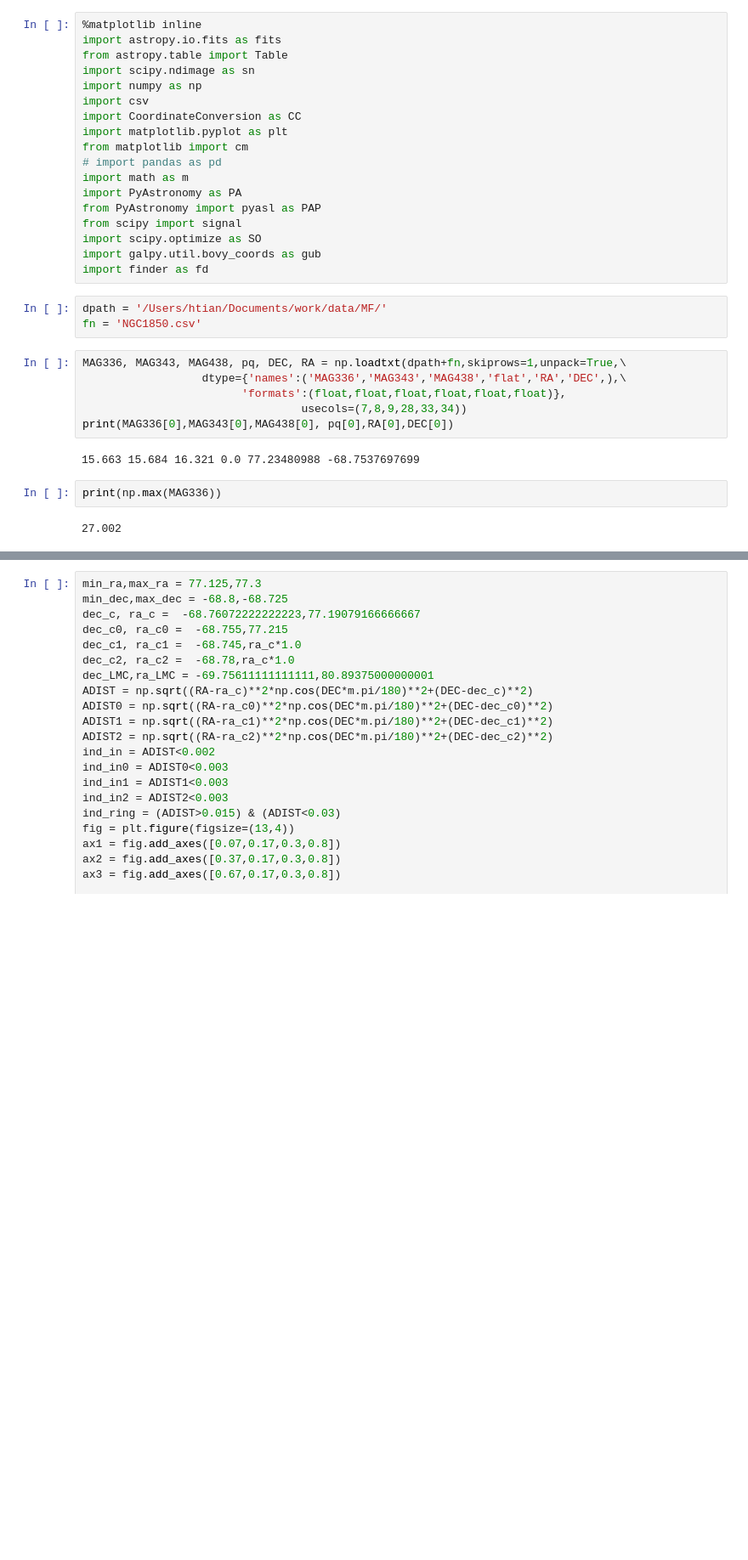
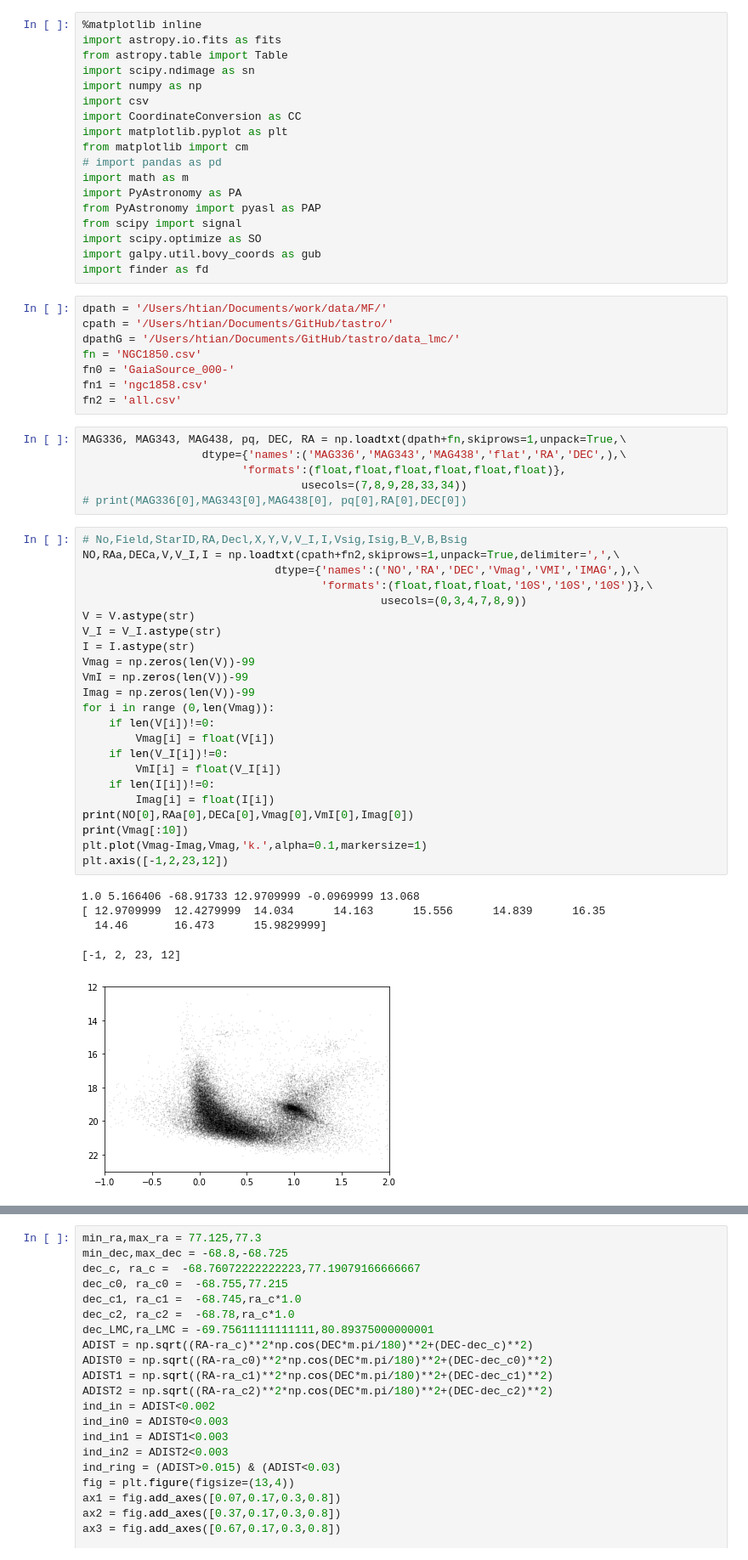
Before and after one commit to ht1an/DiscoverSubStructure, a Jupyter notebook: NGC1850.ipynb, the cells around one changed output, grey strips where cells are left out. Shown at 85% size. Saved outputs shown, nothing was run; the diff lists cells and outputs as text; blank space fills up the shorter version.

Commit message:
htian
GOD KNOws what I have done

```diff
--- a/NGC1850.ipynb
+++ b/NGC1850.ipynb
@@ -23,16 +23,44 @@ import galpy.util.bovy_coords as gub
 import finder as fd
 # %%
 dpath = '/Users/htian/Documents/work/data/MF/'
+cpath = '/Users/htian/Documents/GitHub/tastro/'
+dpathG = '/Users/htian/Documents/GitHub/tastro/data_lmc/'
 fn = 'NGC1850.csv'
+fn0 = 'GaiaSource_000-'
+fn1 = 'ngc1858.csv'
+fn2 = 'all.csv'
 # %%
 MAG336, MAG343, MAG438, pq, DEC, RA = np.loadtxt(dpath+fn,skiprows=1,unpack=True,\
                   dtype={'names':('MAG336','MAG343','MAG438','flat','RA','DEC',),\
                         'formats':(float,float,float,float,float,float)},
                                  usecols=(7,8,9,28,33,34))
-print(MAG336[0],MAG343[0],MAG438[0], pq[0],RA[0],DEC[0])
+# print(MAG336[0],MAG343[0],MAG438[0], pq[0],RA[0],DEC[0])
-# %% [output]
-15.663 15.684 16.321 0.0 77.23480988 -68.7537697699
-# %%
-print(np.max(MAG336))
-# %% [output]
-27.002
+# %%
+# No,Field,StarID,RA,Decl,X,Y,V,V_I,I,Vsig,Isig,B_V,B,Bsig
+NO,RAa,DECa,V,V_I,I = np.loadtxt(cpath+fn2,skiprows=1,unpack=True,delimiter=',',\
+                             dtype={'names':('NO','RA','DEC','Vmag','VMI','IMAG',),\
+                                    'formats':(float,float,float,'10S','10S','10S')},\
+                                             usecols=(0,3,4,7,8,9))
+V = V.astype(str)
+V_I = V_I.astype(str)
+I = I.astype(str)
+Vmag = np.zeros(len(V))-99
+VmI = np.zeros(len(V))-99
+Imag = np.zeros(len(V))-99
+for i in range (0,len(Vmag)):
+    if len(V[i])!=0:
+        Vmag[i] = float(V[i])
+    if len(V_I[i])!=0:
+        VmI[i] = float(V_I[i])
+    if len(I[i])!=0:
+        Imag[i] = float(I[i])
+print(NO[0],RAa[0],DECa[0],Vmag[0],VmI[0],Imag[0])
+print(Vmag[:10])
+plt.plot(Vmag-Imag,Vmag,'k.',alpha=0.1,markersize=1)
+plt.axis([-1,2,23,12])
+# %% [output]
+1.0 5.166406 -68.91733 12.9709999 -0.0969999 13.068
+[ 12.9709999  12.4279999  14.034      14.163      15.556      14.839      16.35
+  14.46       16.473      15.9829999]
+[-1, 2, 23, 12]
+[figure, added]
```
Also changed, not shown: parts of 4 cells of this notebook, 3 other files.
